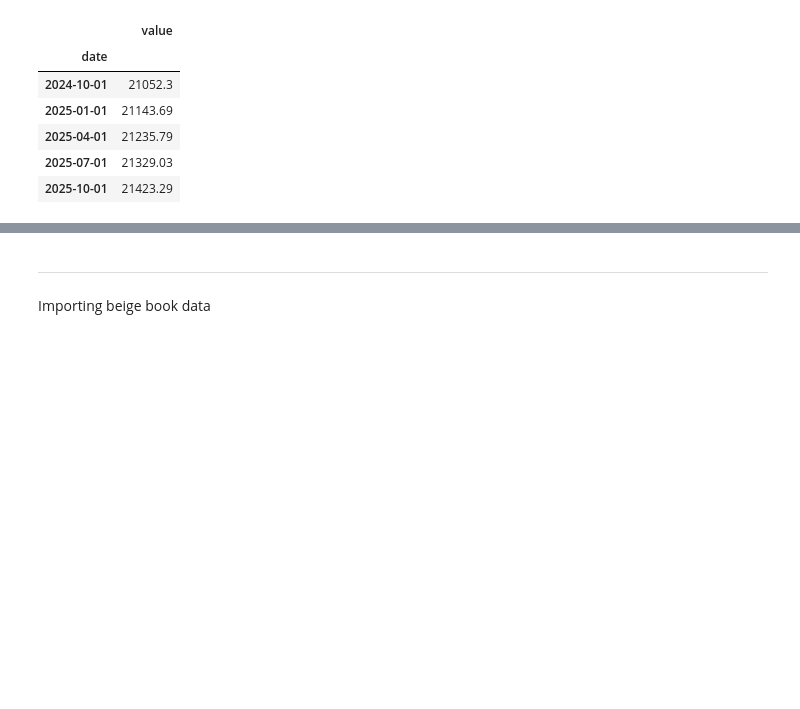
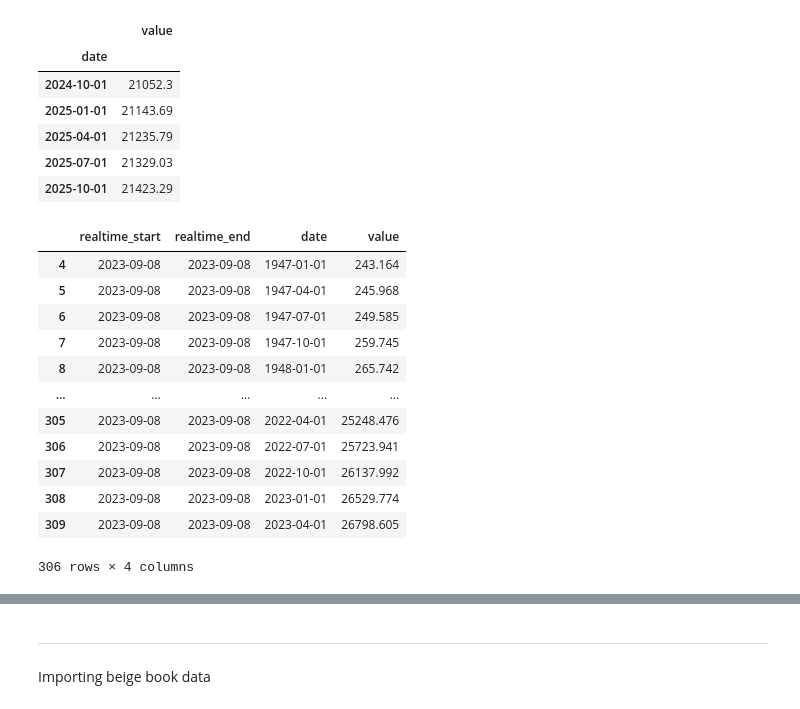
Before and after one commit to DanielGroneberg/Federal-Reserve-Interest-Rates-Forecast, a Jupyter notebook: code/01-Data-Collection.ipynb, the cells around one changed output, grey strips where cells are left out. Drawn from its saved outputs; the diff is of its cells as text; code cells hidden in the pictures; blank space fills up the shorter version.

```diff
--- a/code/01-Data-Collection.ipynb
+++ b/code/01-Data-Collection.ipynb
@@ -221,3 +221,20 @@ gdppot_subset.tail()
 | 2025-04-01 | 21235.79 |
 | 2025-07-01 | 21329.03 |
 | 2025-10-01 | 21423.29 |
+# %%
+test = fred.get_series_df('GDP')
+test[test['value'] != '.']
+# %% [output]
+|  | realtime_start | realtime_end | date | value |
+| 4 | 2023-09-08 | 2023-09-08 | 1947-01-01 | 243.164 |
+| 5 | 2023-09-08 | 2023-09-08 | 1947-04-01 | 245.968 |
+| 6 | 2023-09-08 | 2023-09-08 | 1947-07-01 | 249.585 |
+| 7 | 2023-09-08 | 2023-09-08 | 1947-10-01 | 259.745 |
+| 8 | 2023-09-08 | 2023-09-08 | 1948-01-01 | 265.742 |
+| ... | ... | ... | ... | ... |
+| 305 | 2023-09-08 | 2023-09-08 | 2022-04-01 | 25248.476 |
+| 306 | 2023-09-08 | 2023-09-08 | 2022-07-01 | 25723.941 |
+| 307 | 2023-09-08 | 2023-09-08 | 2022-10-01 | 26137.992 |
+| 308 | 2023-09-08 | 2023-09-08 | 2023-01-01 | 26529.774 |
+| 309 | 2023-09-08 | 2023-09-08 | 2023-04-01 | 26798.605 |
+306 rows × 4 columns
```
Also changed, not shown: parts of 26 cells of this notebook.
